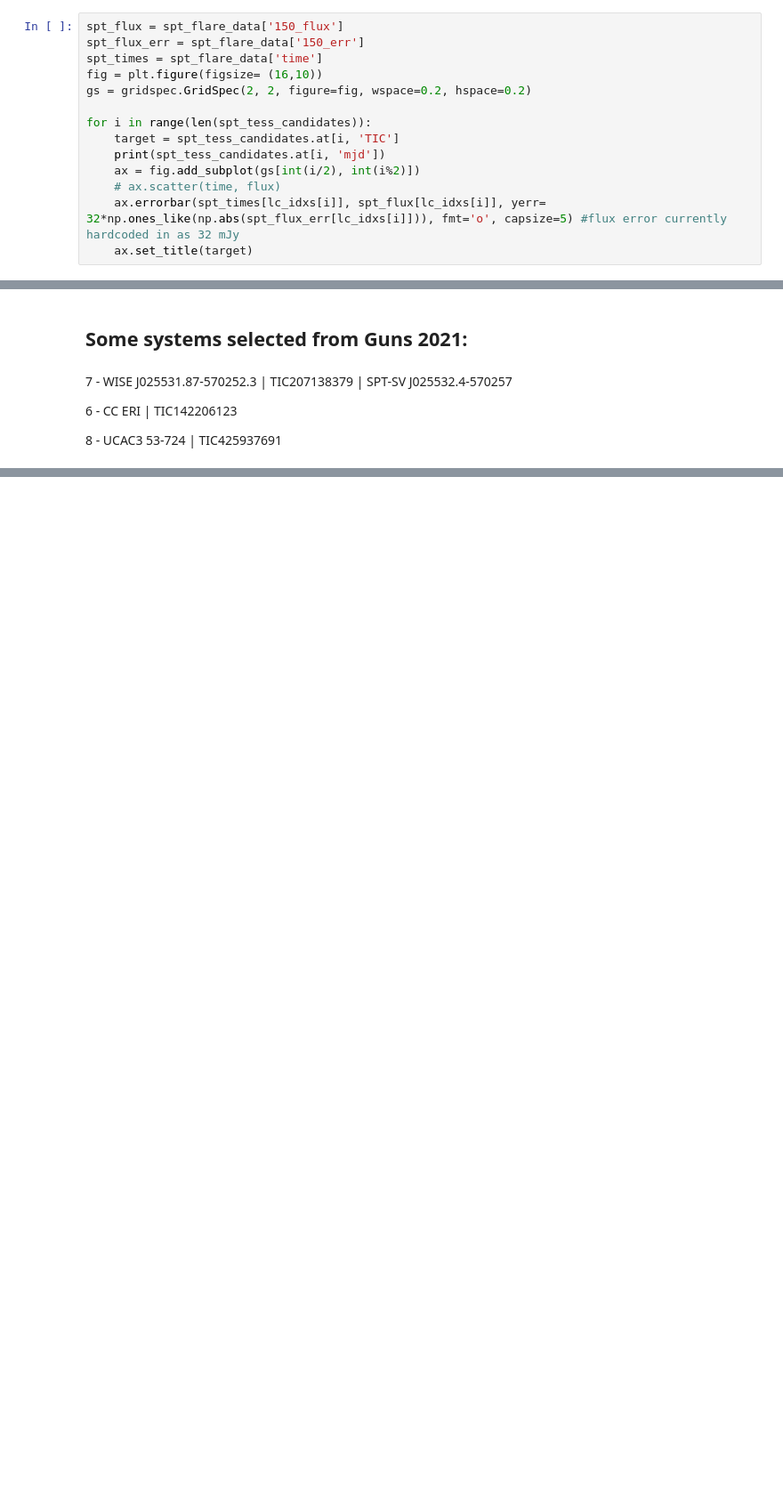
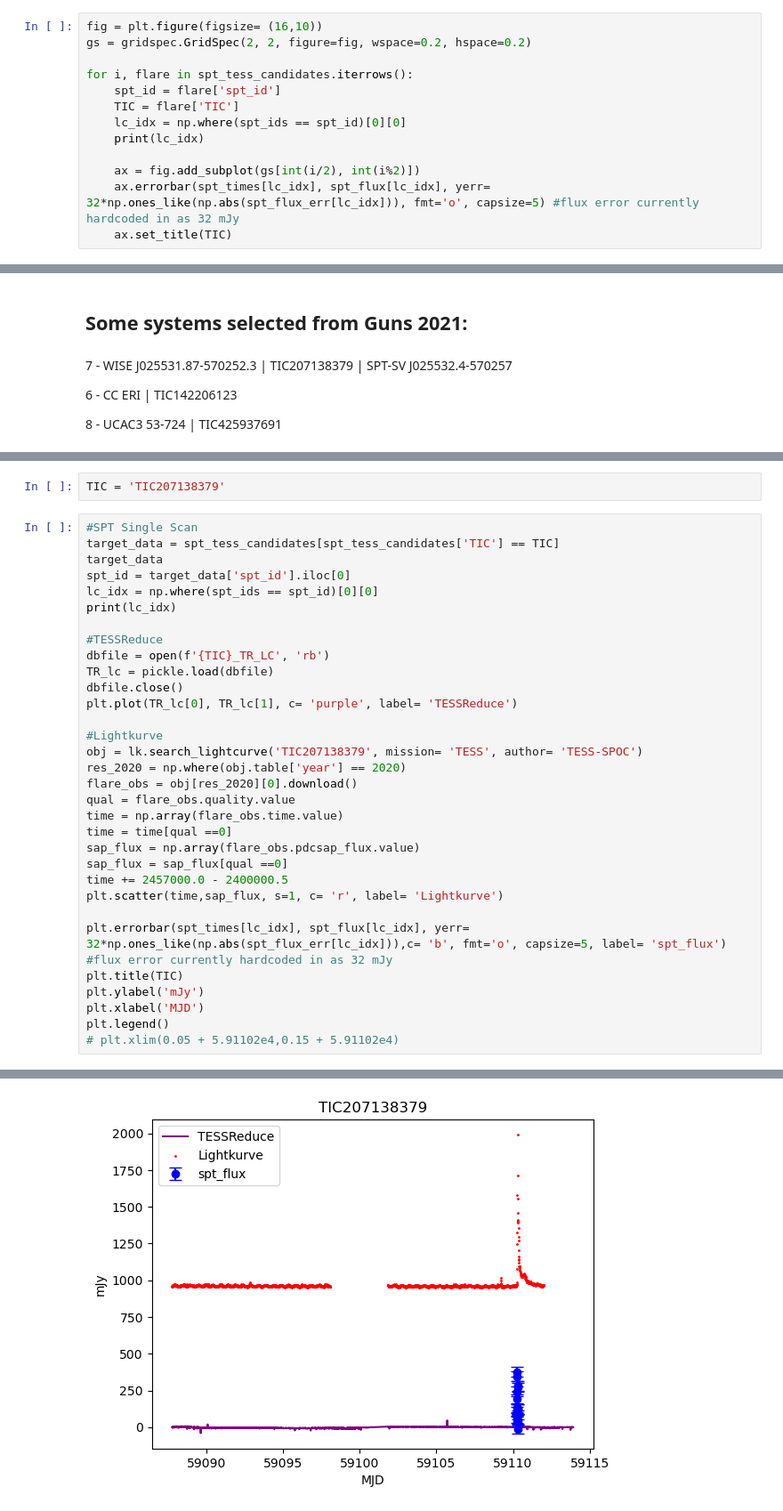
Before and after one commit to VishnuGade/SPT_Flares, a Jupyter notebook: extracting_TESS_lc.ipynb, the cells around one changed output, grey strips where cells are left out. Shown at 89% size. Drawn from its saved outputs; the diff is of its cells as text; blank space fills up the shorter version.

Commit message:
Separeted lc extraction and flare isolation files and started matching spt_tess_lcs

```diff
--- a/extracting_TESS_lc.ipynb
+++ b/extracting_TESS_lc.ipynb
@@ -199,15 +198,14 @@ lc_idxs
 # %%
-spt_flux = spt_flare_data['150_flux']
-spt_flux_err = spt_flare_data['150_err']
-spt_times = spt_flare_data['time']
 fig = plt.figure(figsize= (16,10))
 gs = gridspec.GridSpec(2, 2, figure=fig, wspace=0.2, hspace=0.2)
 
-for i in range(len(spt_tess_candidates)):
-    target = spt_tess_candidates.at[i, 'TIC']
-    print(spt_tess_candidates.at[i, 'mjd'])
+for i, flare in spt_tess_candidates.iterrows():
+    spt_id = flare['spt_id']
+    TIC = flare['TIC']
+    lc_idx = np.where(spt_ids == spt_id)[0][0]
+    print(lc_idx)
+
     ax = fig.add_subplot(gs[int(i/2), int(i%2)])
-    # ax.scatter(time, flux)
-    ax.errorbar(spt_times[lc_idxs[i]], spt_flux[lc_idxs[i]], yerr= 32*np.ones_like(np.abs(spt_flux_err[lc_idxs[i]])), fmt='o', capsize=5) #flux error currently hardcoded in as 32 mJy
-    ax.set_title(target)
+    ax.errorbar(spt_times[lc_idx], spt_flux[lc_idx], yerr= 32*np.ones_like(np.abs(spt_flux_err[lc_idx])), fmt='o', capsize=5) #flux error currently hardcoded in as 32 mJy
+    ax.set_title(TIC)
 # %% [output]
@@ -546,0 +335,35 @@ plt.tight_layout()
+# %%
+TIC = 'TIC207138379'
+# %%
+#SPT Single Scan
+target_data = spt_tess_candidates[spt_tess_candidates['TIC'] == TIC]
+target_data
+spt_id = target_data['spt_id'].iloc[0]
+lc_idx = np.where(spt_ids == spt_id)[0][0]
+print(lc_idx)
+
+#TESSReduce
+dbfile = open(f'{TIC}_TR_LC', 'rb')
+TR_lc = pickle.load(dbfile)
+dbfile.close()
+plt.plot(TR_lc[0], TR_lc[1], c= 'purple', label= 'TESSReduce')
+
+#Lightkurve
+obj = lk.search_lightcurve('TIC207138379', mission= 'TESS', author= 'TESS-SPOC')
+res_2020 = np.where(obj.table['year'] == 2020)
+flare_obs = obj[res_2020][0].download()
+qual = flare_obs.quality.value
+time = np.array(flare_obs.time.value)
+time = time[qual ==0]
+sap_flux = np.array(flare_obs.pdcsap_flux.value)
+sap_flux = sap_flux[qual ==0]
+time += 2457000.0 - 2400000.5
+plt.scatter(time,sap_flux, s=1, c= 'r', label= 'Lightkurve')
+
+plt.errorbar(spt_times[lc_idx], spt_flux[lc_idx], yerr= 32*np.ones_like(np.abs(spt_flux_err[lc_idx])),c= 'b', fmt='o', capsize=5, label= 'spt_flux') #flux error currently hardcoded in as 32 mJy
+plt.title(TIC)
+plt.ylabel('mJy')
+plt.xlabel('MJD')
+plt.legend()
+# plt.xlim(0.05 + 5.91102e4,0.15 + 5.91102e4)
+# %% [output]
@@ -546,0 +372 @@ plt.tight_layout()
+[figure, added]
```
Also changed, not shown: parts of 23 cells of this notebook, 1 other file.
